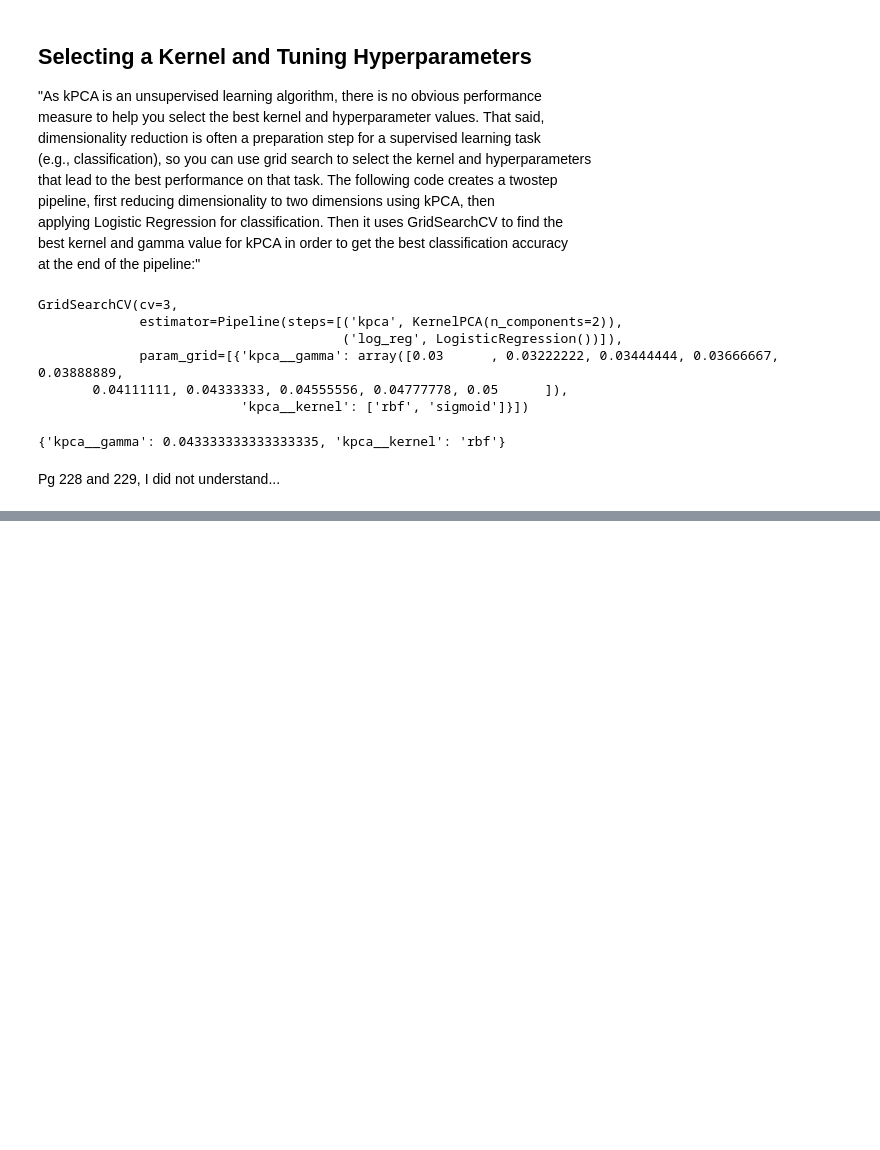
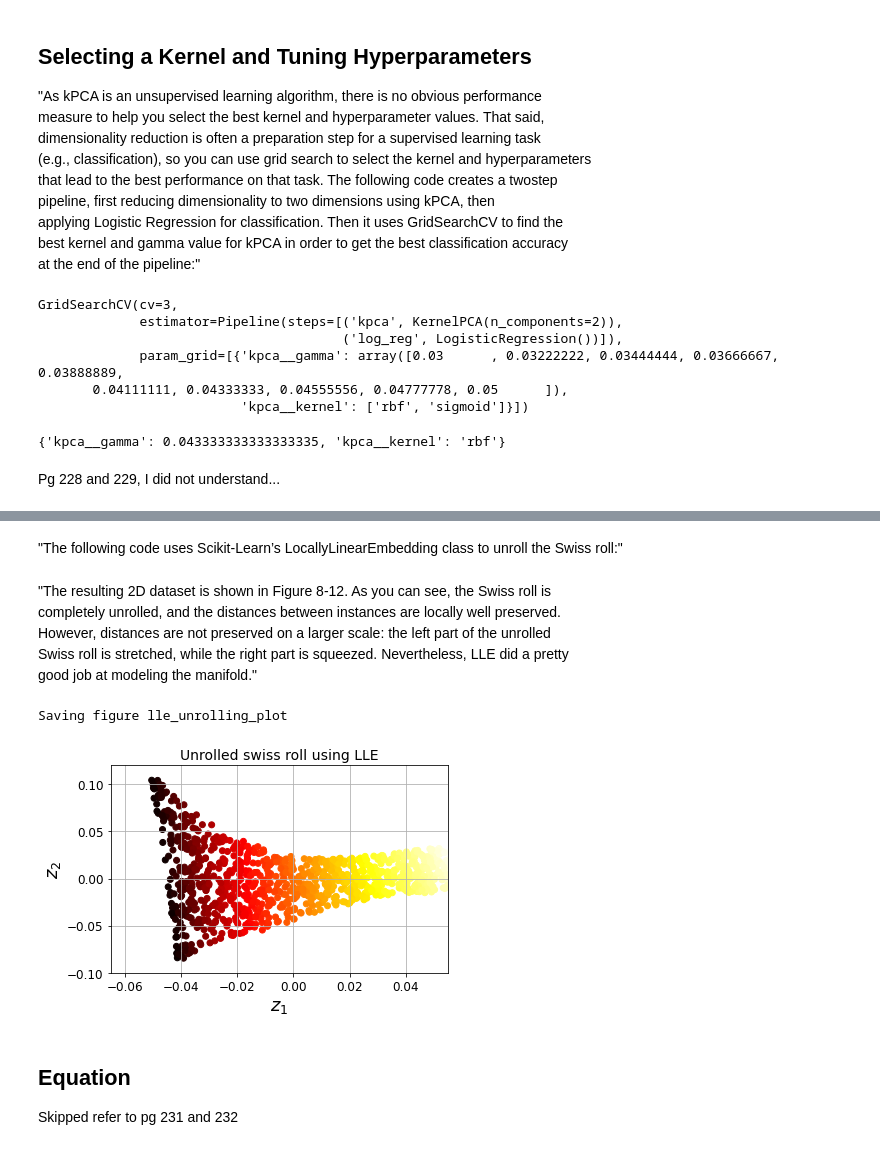
Before and after one commit to eleander/Machine_Learning, a Jupyter notebook: ml/8/Dimensionality_Reduction.ipynb, the cells around one changed output, grey strips where cells are left out. Cells and saved outputs as stored; diff of their text form; code cells hidden in the pictures; blank space fills up the shorter version.

```diff
--- a/ml/8/Dimensionality_Reduction.ipynb
+++ b/ml/8/Dimensionality_Reduction.ipynb
@@ -725,0 +736,32 @@ mean_squared_error(X, X_preimage)
+# %% [markdown]
+"The following code uses Scikit-Learn’s LocallyLinearEmbedding class to unroll the
+Swiss roll:"
+# %%
+X, t = make_swiss_roll(n_samples=1000, noise=0.2, random_state=41)
+# %%
+from sklearn.manifold import LocallyLinearEmbedding
+
+lle = LocallyLinearEmbedding(n_components=2, n_neighbors=10, random_state=42)
+X_reduced = lle.fit_transform(X)
+# %% [markdown]
+"The resulting 2D dataset is shown in Figure 8-12. As you can see, the Swiss roll is
+completely unrolled, and the distances between instances are locally well preserved.
+However, distances are not preserved on a larger scale: the left part of the unrolled
+Swiss roll is stretched, while the right part is squeezed. Nevertheless, LLE did a pretty
+good job at modeling the manifold."
+# %%
+plt.title("Unrolled swiss roll using LLE", fontsize=14)
+plt.scatter(X_reduced[:, 0], X_reduced[:, 1], c=t, cmap=plt.cm.hot)
+plt.xlabel("$z_1$", fontsize=18)
+plt.ylabel("$z_2$", fontsize=18)
+plt.axis([-0.065, 0.055, -0.1, 0.12])
+plt.grid(True)
+
+save_fig("lle_unrolling_plot")
+plt.show()
+# %% [output]
+Saving figure lle_unrolling_plot
+[figure, added]
+# %% [markdown]
+## Equation
+Skipped refer to pg 231 and 232
```
Also changed, not shown: parts of 6 cells of this notebook, 1 other file.
